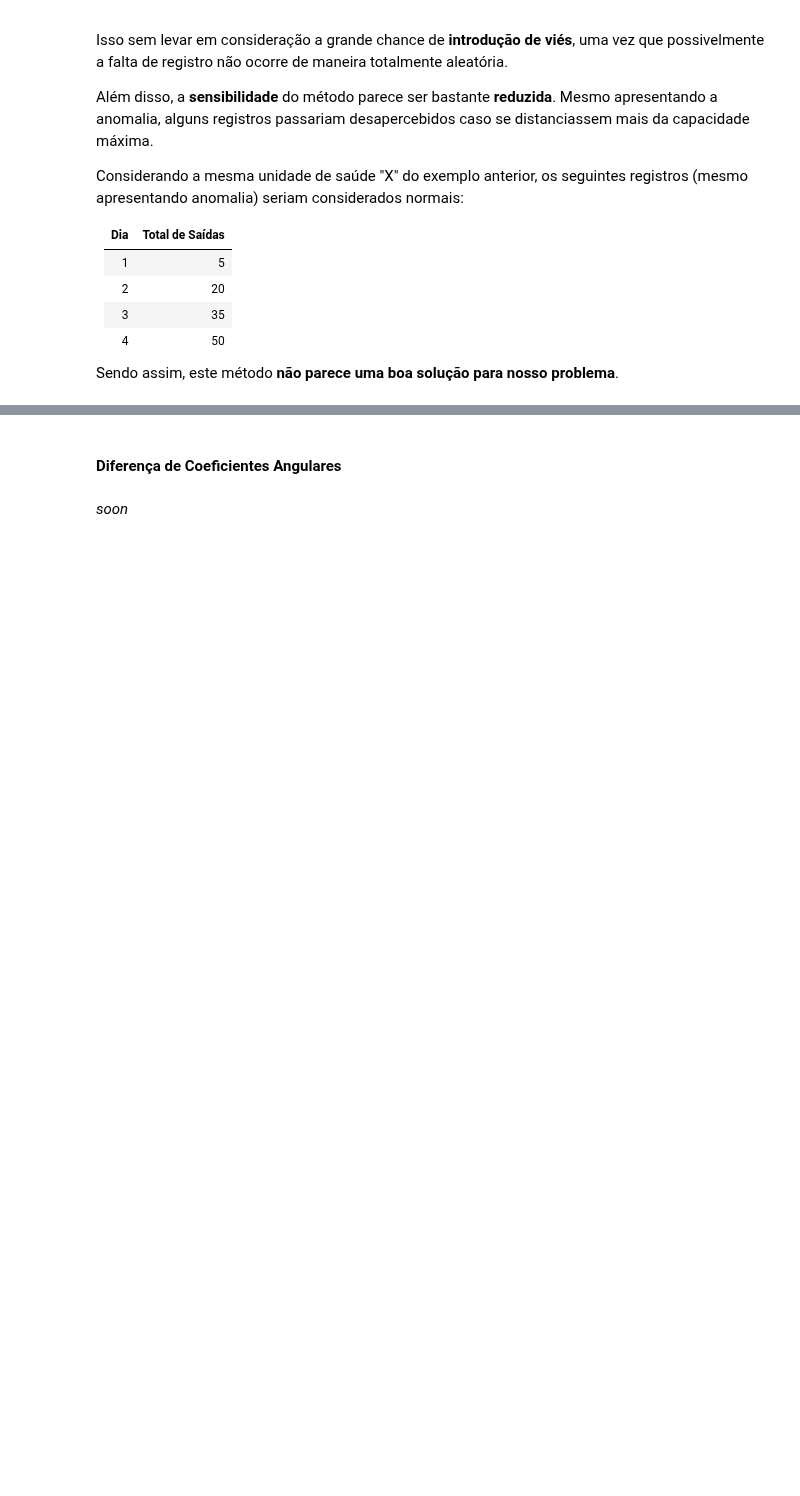
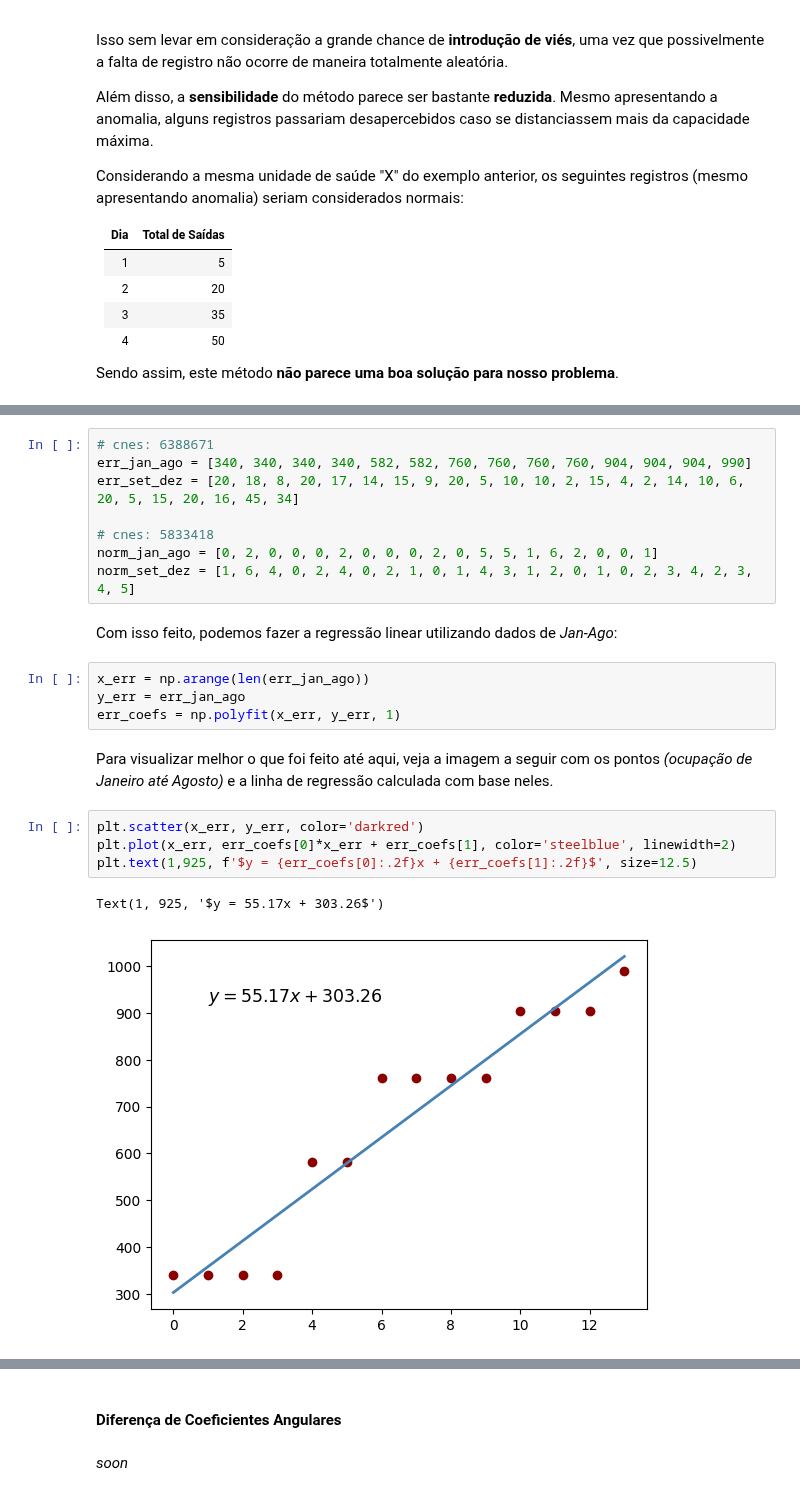
Before and after one commit to lucascorumba/study-projects, a Jupyter notebook: covid-hospital/analysis.ipynb, the cells around one changed output, grey strips where cells are left out. Saved outputs shown, nothing was run; the diff lists cells and outputs as text; blank space fills up the shorter version.

```diff
--- a/covid-hospital/analysis.ipynb
+++ b/covid-hospital/analysis.ipynb
@@ -1633,0 +1640,23 @@ Sendo assim, este método **não parece uma boa solução para nosso problema**.
+# %%
+# cnes: 6388671
+err_jan_ago = [340, 340, 340, 340, 582, 582, 760, 760, 760, 760, 904, 904, 904, 990]
+err_set_dez = [20, 18, 8, 20, 17, 14, 15, 9, 20, 5, 10, 10, 2, 15, 4, 2, 14, 10, 6, 20, 5, 15, 20, 16, 45, 34]
+
+# cnes: 5833418
+norm_jan_ago = [0, 2, 0, 0, 0, 2, 0, 0, 0, 2, 0, 5, 5, 1, 6, 2, 0, 0, 1]
+norm_set_dez = [1, 6, 4, 0, 2, 4, 0, 2, 1, 0, 1, 4, 3, 1, 2, 0, 1, 0, 2, 3, 4, 2, 3, 4, 5]
+# %% [markdown]
+Com isso feito, podemos fazer a regressão linear utilizando dados de *Jan-Ago*:
+# %%
+x_err = np.arange(len(err_jan_ago))
+y_err = err_jan_ago
+err_coefs = np.polyfit(x_err, y_err, 1)
+# %% [markdown]
+Para visualizar melhor o que foi feito até aqui, veja a imagem a seguir com os pontos *(ocupação de Janeiro até Agosto)* e a linha de regressão calculada com base neles.
+# %%
+plt.scatter(x_err, y_err, color='darkred')
+plt.plot(x_err, err_coefs[0]*x_err + err_coefs[1], color='steelblue', linewidth=2)
+plt.text(1,925, f'$y = {err_coefs[0]:.2f}x + {err_coefs[1]:.2f}$', size=12.5)
+# %% [output]
+Text(1, 925, '$y = 55.17x + 303.26$')
+[figure, added]
```
Also changed, not shown: parts of 13 cells of this notebook.
